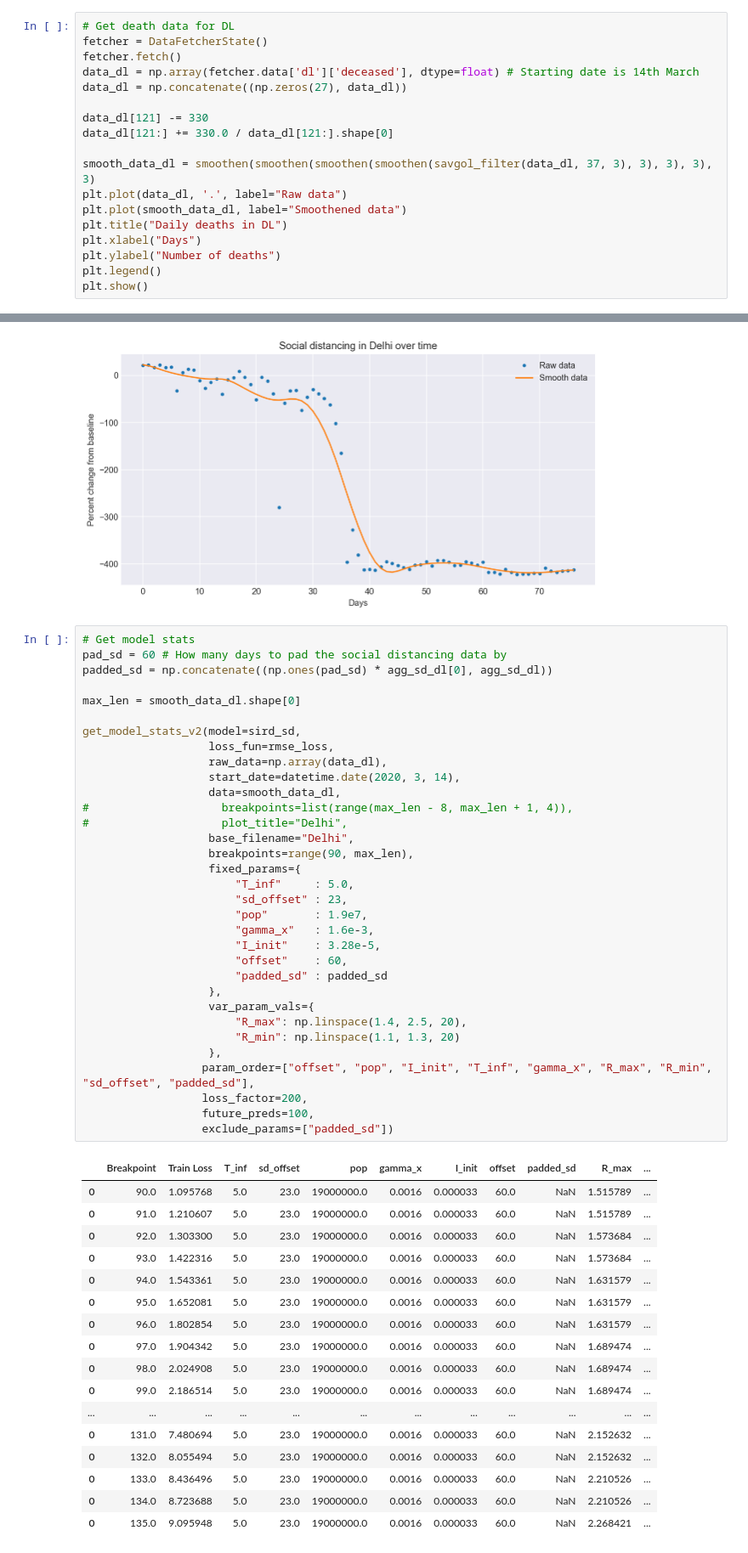
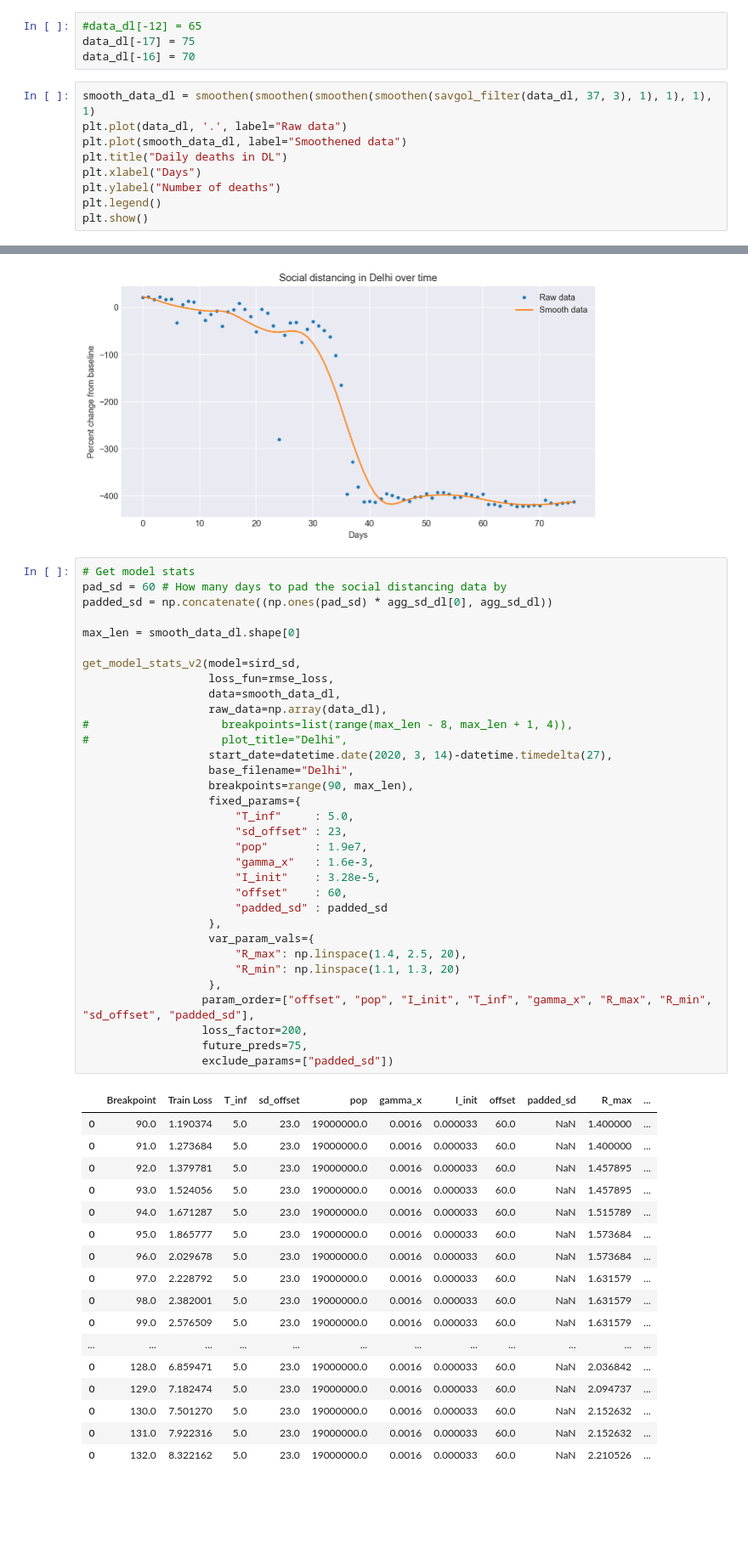
Before and after one commit to anag004/covid-model, a Jupyter notebook: SIRD_model.ipynb, the cells around one changed output, grey strips where cells are left out. Shown at 85% size. Cells and saved outputs as stored; diff of their text form; blank space fills up the shorter version.

```diff
--- a/SIRD_model.ipynb
+++ b/SIRD_model.ipynb
@@ -550,14 +534,9 @@ get_model_stats_v2(model=sird_sd,
+# %%
+#data_dl[-12] = 65
+data_dl[-17] = 75
+data_dl[-16] = 70
 # %%
-# Get death data for DL
-fetcher = DataFetcherState()
-fetcher.fetch()
-data_dl = np.array(fetcher.data['dl']['deceased'], dtype=float) # Starting date is 14th March
-data_dl = np.concatenate((np.zeros(27), data_dl))
-
-data_dl[121] -= 330
-data_dl[121:] += 330.0 / data_dl[121:].shape[0]
-
-smooth_data_dl = smoothen(smoothen(smoothen(smoothen(savgol_filter(data_dl, 37, 3), 3), 3), 3), 3)
+smooth_data_dl = smoothen(smoothen(smoothen(smoothen(savgol_filter(data_dl, 37, 3), 1), 1), 1), 1)
 plt.plot(data_dl, '.', label="Raw data")
 plt.plot(smooth_data_dl, label="Smoothened data")
 plt.title("Daily deaths in DL")
@@ -609,49 +588,49 @@ plt.show()
 pad_sd = 60 # How many days to pad the social distancing data by
 padded_sd = np.concatenate((np.ones(pad_sd) * agg_sd_dl[0], agg_sd_dl))
 
 max_len = smooth_data_dl.shape[0]
 
 get_model_stats_v2(model=sird_sd,
                    loss_fun=rmse_loss,
+                   data=smooth_data_dl,
                    raw_data=np.array(data_dl),
-                   start_date=datetime.date(2020, 3, 14),
-                   data=smooth_data_dl,
 #                    breakpoints=list(range(max_len - 8, max_len + 1, 4)),
 #                    plot_title="Delhi",
+                   start_date=datetime.date(2020, 3, 14)-datetime.timedelta(27),
                    base_filename="Delhi",
                    breakpoints=range(90, max_len),
                    fixed_params={
                        "T_inf"     : 5.0,
                        "sd_offset" : 23,
                        "pop"       : 1.9e7,
                        "gamma_x"   : 1.6e-3,
                        "I_init"    : 3.28e-5,
                        "offset"    : 60,
                        "padded_sd" : padded_sd
                    },
                    var_param_vals={
                        "R_max": np.linspace(1.4, 2.5, 20),
                        "R_min": np.linspace(1.1, 1.3, 20)
                    },
                   param_order=["offset", "pop", "I_init", "T_inf", "gamma_x", "R_max", "R_min", "sd_offset", "padded_sd"],
                   loss_factor=200,
-                  future_preds=100,
+                  future_preds=75,
                   exclude_params=["padded_sd"])
 # %% [output]
 |  | Breakpoint | Train Loss | T_inf | sd_offset | pop | gamma_x | I_init | offset | padded_sd | R_max | ... |
-| 0 | 90.0 | 1.095768 | 5.0 | 23.0 | 19000000.0 | 0.0016 | 0.000033 | 60.0 | NaN | 1.515789 | ... |
-| 0 | 91.0 | 1.210607 | 5.0 | 23.0 | 19000000.0 | 0.0016 | 0.000033 | 60.0 | NaN | 1.515789 | ... |
-| 0 | 92.0 | 1.303300 | 5.0 | 23.0 | 19000000.0 | 0.0016 | 0.000033 | 60.0 | NaN | 1.573684 | ... |
-| 0 | 93.0 | 1.422316 | 5.0 | 23.0 | 19000000.0 | 0.0016 | 0.000033 | 60.0 | NaN | 1.573684 | ... |
-| 0 | 94.0 | 1.543361 | 5.0 | 23.0 | 19000000.0 | 0.0016 | 0.000033 | 60.0 | NaN | 1.631579 | ... |
-| 0 | 95.0 | 1.652081 | 5.0 | 23.0 | 19000000.0 | 0.0016 | 0.000033 | 60.0 | NaN | 1.631579 | ... |
-| 0 | 96.0 | 1.802854 | 5.0 | 23.0 | 19000000.0 | 0.0016 | 0.000033 | 60.0 | NaN | 1.631579 | ... |
-| 0 | 97.0 | 1.904342 | 5.0 | 23.0 | 19000000.0 | 0.0016 | 0.000033 | 60.0 | NaN | 1.689474 | ... |
-| 0 | 98.0 | 2.024908 | 5.0 | 23.0 | 19000000.0 | 0.0016 | 0.000033 | 60.0 | NaN | 1.689474 | ... |
-| 0 | 99.0 | 2.186514 | 5.0 | 23.0 | 19000000.0 | 0.0016 | 0.000033 | 60.0 | NaN | 1.689474 | ... |
+| 0 | 90.0 | 1.190374 | 5.0 | 23.0 | 19000000.0 | 0.0016 | 0.000033 | 60.0 | NaN | 1.400000 | ... |
+| 0 | 91.0 | 1.273684 | 5.0 | 23.0 | 19000000.0 | 0.0016 | 0.000033 | 60.0 | NaN | 1.400000 | ... |
+| 0 | 92.0 | 1.379781 | 5.0 | 23.0 | 19000000.0 | 0.0016 | 0.000033 | 60.0 | NaN | 1.457895 | ... |
+| 0 | 93.0 | 1.524056 | 5.0 | 23.0 | 19000000.0 | 0.0016 | 0.000033 | 60.0 | NaN | 1.457895 | ... |
+| 0 | 94.0 | 1.671287 | 5.0 | 23.0 | 19000000.0 | 0.0016 | 0.000033 | 60.0 | NaN | 1.515789 | ... |
+| 0 | 95.0 | 1.865777 | 5.0 | 23.0 | 19000000.0 | 0.0016 | 0.000033 | 60.0 | NaN | 1.573684 | ... |
+| 0 | 96.0 | 2.029678 | 5.0 | 23.0 | 19000000.0 | 0.0016 | 0.000033 | 60.0 | NaN | 1.573684 | ... |
+| 0 | 97.0 | 2.228792 | 5.0 | 23.0 | 19000000.0 | 0.0016 | 0.000033 | 60.0 | NaN | 1.631579 | ... |
+| 0 | 98.0 | 2.382001 | 5.0 | 23.0 | 19000000.0 | 0.0016 | 0.000033 | 60.0 | NaN | 1.631579 | ... |
+| 0 | 99.0 | 2.576509 | 5.0 | 23.0 | 19000000.0 | 0.0016 | 0.000033 | 60.0 | NaN | 1.631579 | ... |
 | ... | ... | ... | ... | ... | ... | ... | ... | ... | ... | ... | ... |
-| 0 | 131.0 | 7.480694 | 5.0 | 23.0 | 19000000.0 | 0.0016 | 0.000033 | 60.0 | NaN | 2.152632 | ... |
-| 0 | 132.0 | 8.055494 | 5.0 | 23.0 | 19000000.0 | 0.0016 | 0.000033 | 60.0 | NaN | 2.152632 | ... |
-| 0 | 133.0 | 8.436496 | 5.0 | 23.0 | 19000000.0 | 0.0016 | 0.000033 | 60.0 | NaN | 2.210526 | ... |
-| 0 | 134.0 | 8.723688 | 5.0 | 23.0 | 19000000.0 | 0.0016 | 0.000033 | 60.0 | NaN | 2.210526 | ... |
-| 0 | 135.0 | 9.095948 | 5.0 | 23.0 | 19000000.0 | 0.0016 | 0.000033 | 60.0 | NaN | 2.268421 | ... |
+| 0 | 128.0 | 6.859471 | 5.0 | 23.0 | 19000000.0 | 0.0016 | 0.000033 | 60.0 | NaN | 2.036842 | ... |
+| 0 | 129.0 | 7.182474 | 5.0 | 23.0 | 19000000.0 | 0.0016 | 0.000033 | 60.0 | NaN | 2.094737 | ... |
+| 0 | 130.0 | 7.501270 | 5.0 | 23.0 | 19000000.0 | 0.0016 | 0.000033 | 60.0 | NaN | 2.152632 | ... |
+| 0 | 131.0 | 7.922316 | 5.0 | 23.0 | 19000000.0 | 0.0016 | 0.000033 | 60.0 | NaN | 2.152632 | ... |
+| 0 | 132.0 | 8.322162 | 5.0 | 23.0 | 19000000.0 | 0.0016 | 0.000033 | 60.0 | NaN | 2.210526 | ... |
```
Also changed, not shown: parts of 14 cells of this notebook.
